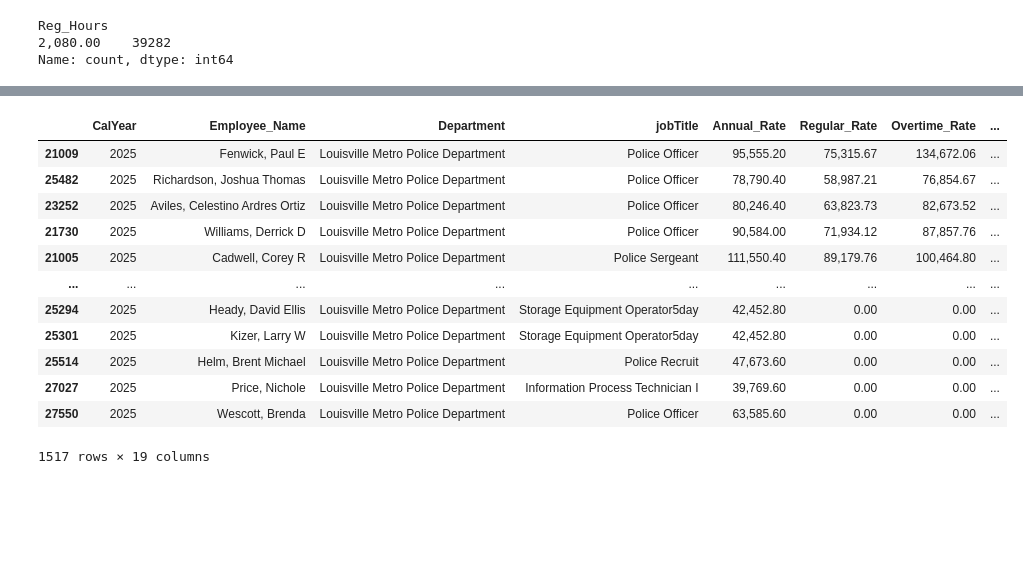
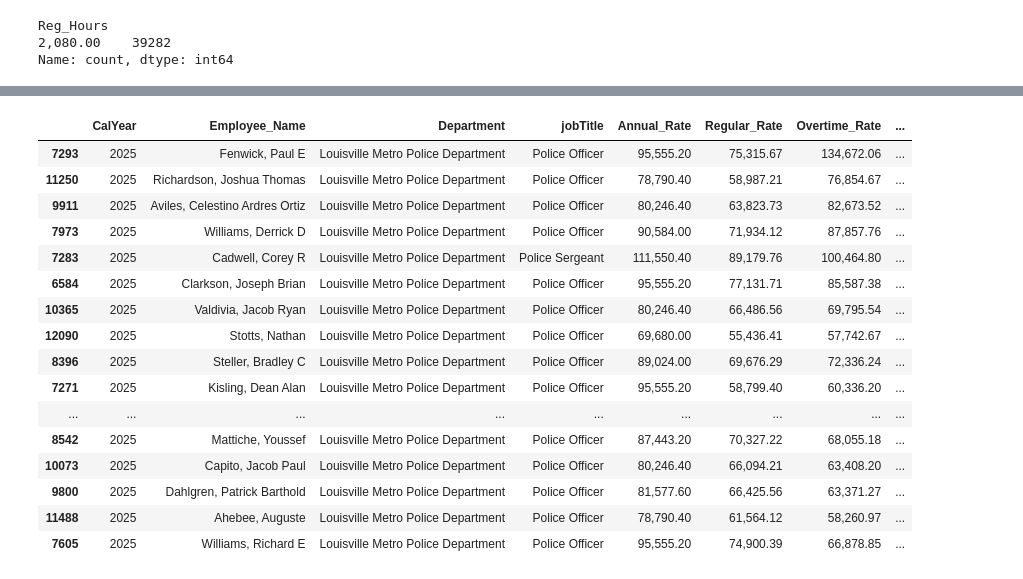
Before and after one commit to dmorton714/Louisville_stats, a Jupyter notebook: SalStudy/sal.ipynb, the cells around one changed output, grey strips where cells are left out. Drawn from its saved outputs; the diff is of its cells as text; code cells hidden in the pictures; blank space fills up the shorter version.

```diff
--- a/SalStudy/sal.ipynb
+++ b/SalStudy/sal.ipynb
@@ -116,0 +213,38 @@ sal.head(10)
+# %%
+# 1️ Calculate Hourly Rate and apply minimum wage rule
+sal["Hr_Rate"] = sal["Annual_Rate"] / 2080
+
+# If hourly rate is less than $7.25, replace it with $7.25 (minimum wage floor)
+sal["Hr_Rate"] = sal["Hr_Rate"].mask(sal["Hr_Rate"] < 7.25, 7.25)
+
+# 2 Calculate Overtime Rate
+sal["Ot_Rate"] = sal["Hr_Rate"] * 1.5
+
+# 3️ Filter out part-time employees
+sal['Reg_Hours'] = sal["Annual_Rate"] / sal["Hr_Rate"]
+
+# Keep only full-time employees (≥ 2080 hours)
+sal = sal[sal['Reg_Hours'] >= 2080]
+
+# 4️ Calculate regular hours worked (based on Regular_Rate)
+sal['Rg_Hours'] = sal["Regular_Rate"] / sal["Hr_Rate"]
+
+# 5️ Calculate overtime hours worked
+sal['Ot_Hours'] = sal["Overtime_Rate"] / sal["Ot_Rate"]
+
+# 6️ Total hours worked
+sal['Total_Hours'] = sal['Reg_Hours'] + sal['Ot_Hours']
+
+# 7️ Estimate number of weeks worked
+sal["Weeks_Worked"] = sal["Regular_Rate"] / (sal["Hr_Rate"] * 40)
+
+# 8️ Regular hours per week
+sal["Reg_Hrs_per_Week"] = sal["Regular_Rate"] / (sal["Hr_Rate"] * sal["Weeks_Worked"])
+
+# 9️ Overtime hours per week
+sal["Ot_Hrs_per_Week"] = sal["Overtime_Rate"] / (sal["Ot_Rate"] * sal["Weeks_Worked"])
+
+# 10 Average hours per week
+sal["Avg_Hrs_per_Week"] = sal["Reg_Hrs_per_Week"] + sal["Ot_Hrs_per_Week"]
+
+sal.head()
@@ -232,18 +373,22 @@ def department_filter(
         raise TypeError("`department` must be a string or list of strings.")
 # %%
 lmpd25 = department_filter(sal_2025,"Louisville Metro Police Department")
-lmpd25
+lmpd25.head(20)
 # %% [output]
 |  | CalYear | Employee_Name | Department | jobTitle | Annual_Rate | Regular_Rate | Overtime_Rate | ... |
-| 21009 | 2025 | Fenwick, Paul E | Louisville Metro Police Department | Police Officer | 95,555.20 | 75,315.67 | 134,672.06 | ... |
-| 25482 | 2025 | Richardson, Joshua Thomas | Louisville Metro Police Department | Police Officer | 78,790.40 | 58,987.21 | 76,854.67 | ... |
-| 23252 | 2025 | Aviles, Celestino Ardres Ortiz | Louisville Metro Police Department | Police Officer | 80,246.40 | 63,823.73 | 82,673.52 | ... |
-| 21730 | 2025 | Williams, Derrick D | Louisville Metro Police Department | Police Officer | 90,584.00 | 71,934.12 | 87,857.76 | ... |
-| 21005 | 2025 | Cadwell, Corey R | Louisville Metro Police Department | Police Sergeant | 111,550.40 | 89,179.76 | 100,464.80 | ... |
+| 7293 | 2025 | Fenwick, Paul E | Louisville Metro Police Department | Police Officer | 95,555.20 | 75,315.67 | 134,672.06 | ... |
+| 11250 | 2025 | Richardson, Joshua Thomas | Louisville Metro Police Department | Police Officer | 78,790.40 | 58,987.21 | 76,854.67 | ... |
+| 9911 | 2025 | Aviles, Celestino Ardres Ortiz | Louisville Metro Police Department | Police Officer | 80,246.40 | 63,823.73 | 82,673.52 | ... |
+| 7973 | 2025 | Williams, Derrick D | Louisville Metro Police Department | Police Officer | 90,584.00 | 71,934.12 | 87,857.76 | ... |
+| 7283 | 2025 | Cadwell, Corey R | Louisville Metro Police Department | Police Sergeant | 111,550.40 | 89,179.76 | 100,464.80 | ... |
+| 6584 | 2025 | Clarkson, Joseph Brian | Louisville Metro Police Department | Police Officer | 95,555.20 | 77,131.71 | 85,587.38 | ... |
+| 10365 | 2025 | Valdivia, Jacob Ryan | Louisville Metro Police Department | Police Officer | 80,246.40 | 66,486.56 | 69,795.54 | ... |
+| 12090 | 2025 | Stotts, Nathan | Louisville Metro Police Department | Police Officer | 69,680.00 | 55,436.41 | 57,742.67 | ... |
+| 8396 | 2025 | Steller, Bradley C | Louisville Metro Police Department | Police Officer | 89,024.00 | 69,676.29 | 72,336.24 | ... |
+| 7271 | 2025 | Kisling, Dean Alan | Louisville Metro Police Department | Police Officer | 95,555.20 | 58,799.40 | 60,336.20 | ... |
 | ... | ... | ... | ... | ... | ... | ... | ... | ... |
-| 25294 | 2025 | Heady, David Ellis | Louisville Metro Police Department | Storage Equipment Operator5day | 42,452.80 | 0.00 | 0.00 | ... |
-| 25301 | 2025 | Kizer, Larry W | Louisville Metro Police Department | Storage Equipment Operator5day | 42,452.80 | 0.00 | 0.00 | ... |
-| 25514 | 2025 | Helm, Brent Michael | Louisville Metro Police Department | Police Recruit | 47,673.60 | 0.00 | 0.00 | ... |
-| 27027 | 2025 | Price, Nichole | Louisville Metro Police Department | Information Process Technician I | 39,769.60 | 0.00 | 0.00 | ... |
-| 27550 | 2025 | Wescott, Brenda | Louisville Metro Police Department | Police Officer | 63,585.60 | 0.00 | 0.00 | ... |
+| 8542 | 2025 | Mattiche, Youssef | Louisville Metro Police Department | Police Officer | 87,443.20 | 70,327.22 | 68,055.18 | ... |
+| 10073 | 2025 | Capito, Jacob Paul | Louisville Metro Police Department | Police Officer | 80,246.40 | 66,094.21 | 63,408.20 | ... |
+| 9800 | 2025 | Dahlgren, Patrick Barthold | Louisville Metro Police Department | Police Officer | 81,577.60 | 66,425.56 | 63,371.27 | ... |
+| 11488 | 2025 | Ahebee, Auguste | Louisville Metro Police Department | Police Officer | 78,790.40 | 61,564.12 | 58,260.97 | ... |
+| 7605 | 2025 | Williams, Richard E | Louisville Metro Police Department | Police Officer | 95,555.20 | 74,900.39 | 66,878.85 | ... |
-1517 rows × 19 columns
```
Also changed, not shown: parts of 5 cells of this notebook.
